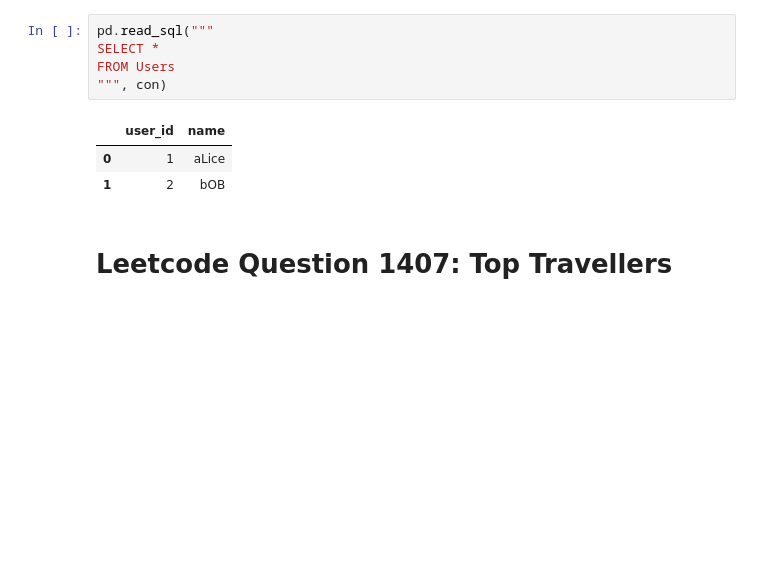
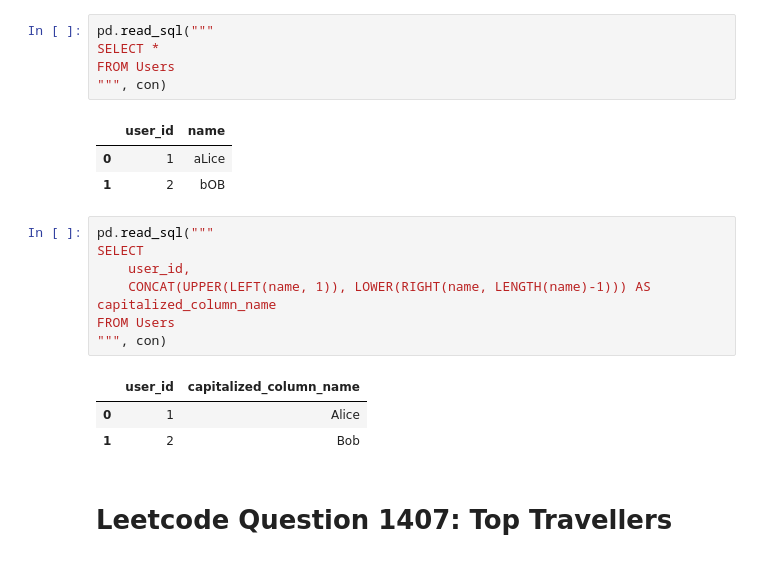
Before and after one commit to DanialArab/SQL, a Jupyter notebook: Leetcode_Database_Questions.ipynb, the cells around one changed output. Drawn from its saved outputs; the diff is of its cells as text; blank space fills up the shorter version.

```diff
--- a/Leetcode_Database_Questions.ipynb
+++ b/Leetcode_Database_Questions.ipynb
@@ -2506,6 +2506,17 @@ FROM Users
 |  | user_id | name |
 | 0 | 1 | aLice |
 | 1 | 2 | bOB |
+# %%
+pd.read_sql("""
+SELECT
+    user_id,
+    CONCAT(UPPER(LEFT(name, 1)), LOWER(RIGHT(name, LENGTH(name)-1))) AS capitalized_column_name
+FROM Users
+""", con)
+# %% [output]
+|  | user_id | capitalized_column_name |
+| 0 | 1 | Alice |
+| 1 | 2 | Bob |
 # %% [markdown]
 # Leetcode Question 1407: Top Travellers
 # %%
```
